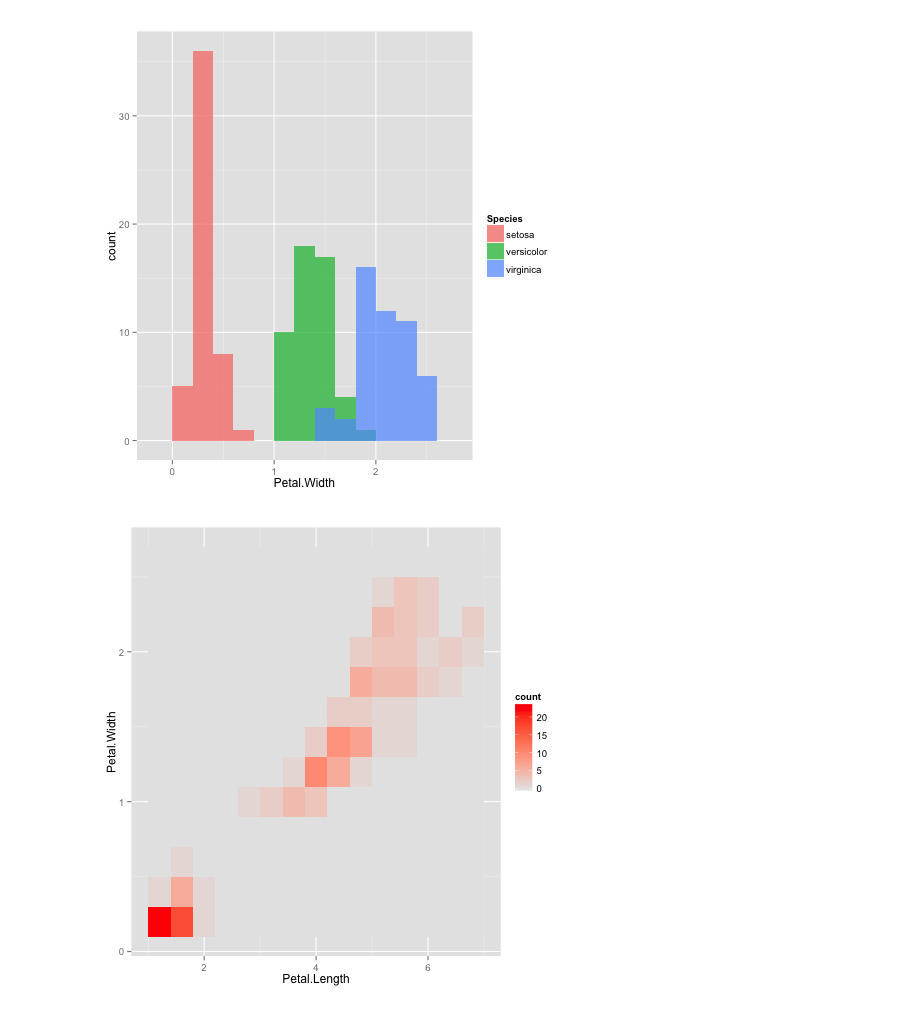
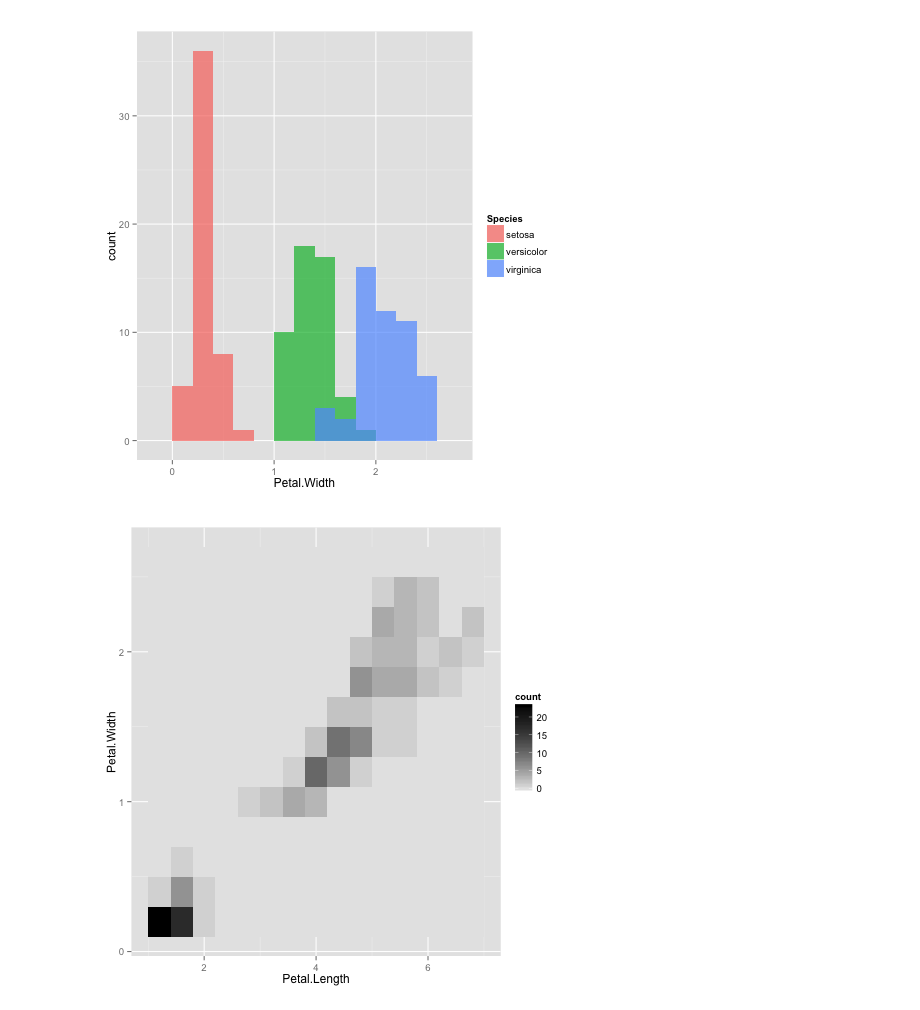
Before and after one commit to DELabUW/szkola-letnia-2015, a Jupyter notebook: zajecia/deser_r_dplyr_ggplot.ipynb, the cells around one changed output. Saved outputs shown, nothing was run; the diff lists cells and outputs as text; code cells hidden in the pictures.

```diff
--- a/zajecia/deser_r_dplyr_ggplot.ipynb
+++ b/zajecia/deser_r_dplyr_ggplot.ipynb
@@ -69,10 +69,10 @@ ggplot(iris, aes(x=Petal.Width)) +
 # %%
 %%R
 ggplot(iris, aes(x=Petal.Length, y=Petal.Width)) +
   geom_bin2d(binwidth=c(0.4, 0.2), drop=FALSE) +
-  scale_fill_continuous(low="gray90", high="red")
+  scale_fill_continuous(low="gray90", high="black")
 # %% [output]
-[figure, old version]
+[figure, new version]
 # %%
 # TO DO - dyplyr
 # TO DO - interakcje miedzy Pythonem a R
```
Also changed, not shown: parts of 1 cell of this notebook, 4 other files.
